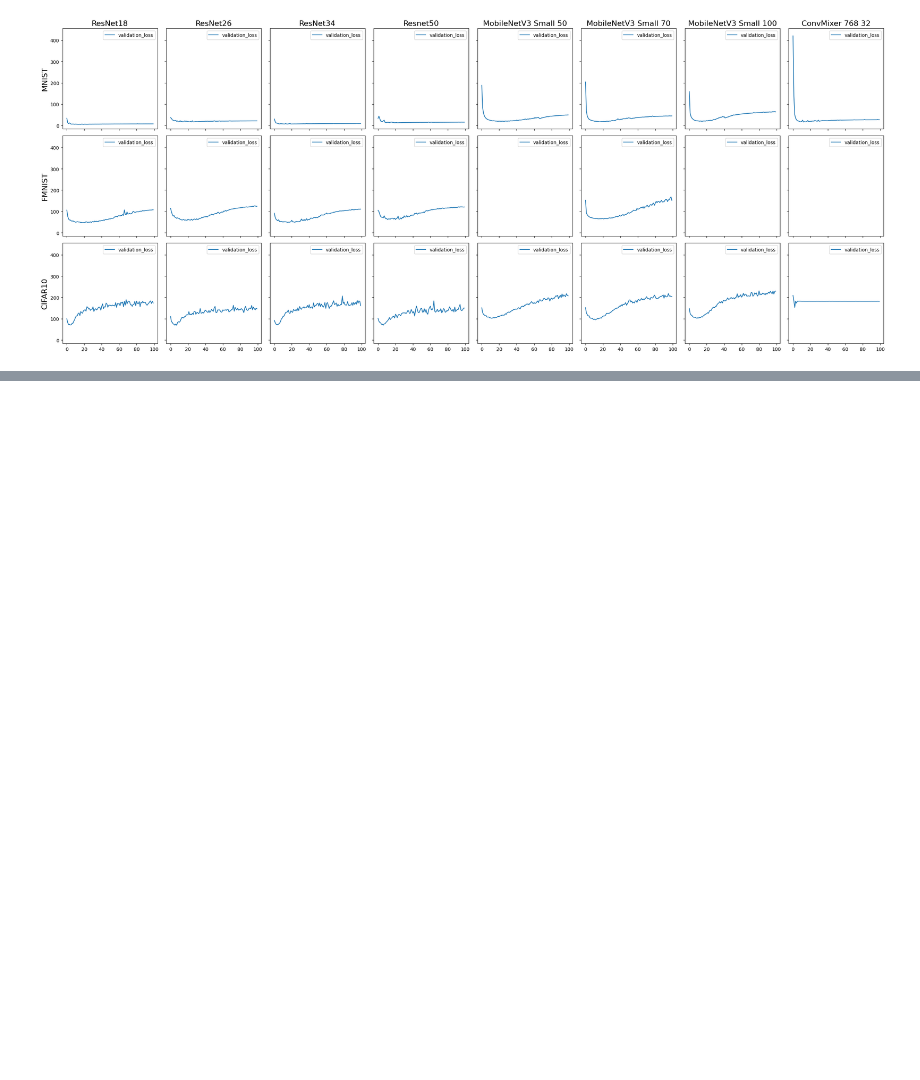
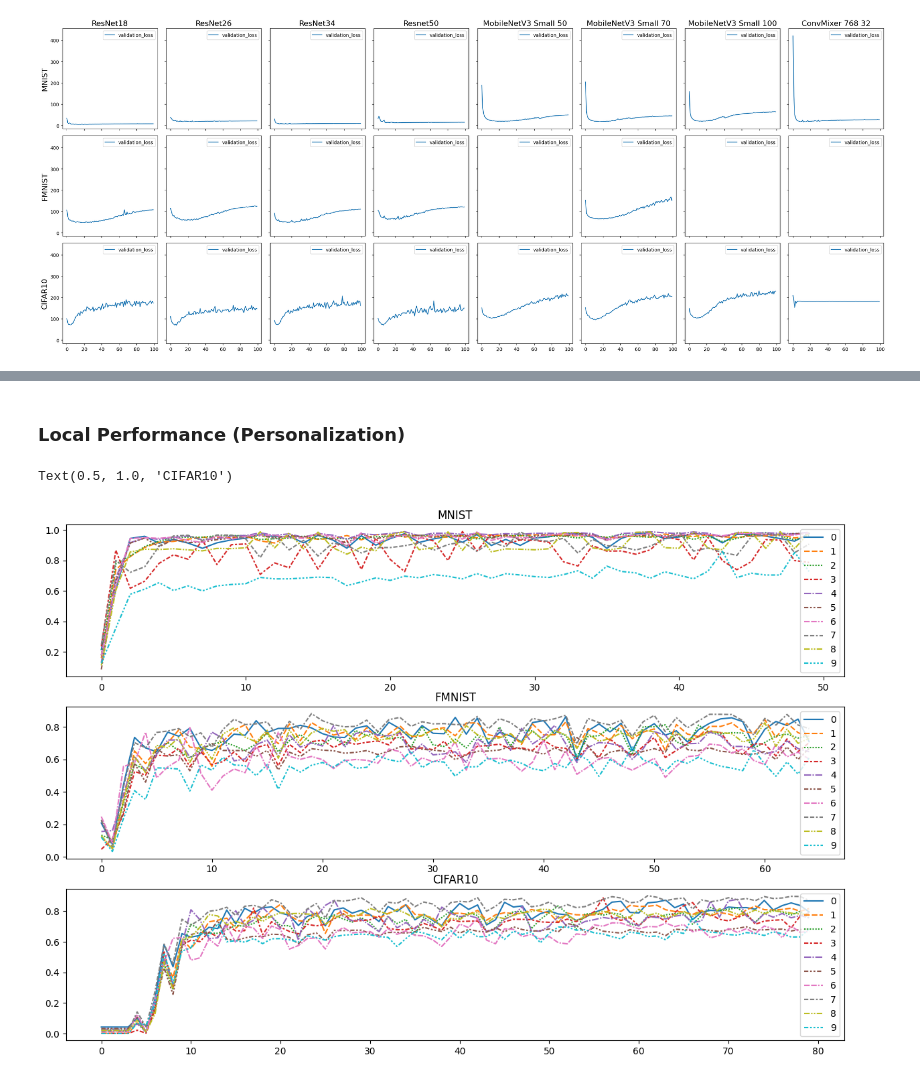
Before and after one commit to MKZuziak/DFIC, a Jupyter notebook: dfic/analysis_notebook.ipynb, the cells around one changed output, grey strips where cells are left out. Saved outputs shown, nothing was run; the diff lists cells and outputs as text; code cells hidden in the pictures; blank space fills up the shorter version.

```diff
--- a/dfic/analysis_notebook.ipynb
+++ b/dfic/analysis_notebook.ipynb
@@ -109,0 +225,10 @@ fig.tight_layout()
+# %%
+columns = ['accuracy', 'f1score', 'precision', 'recall']
+best_result = pd.DataFrame(
+    index=['MNIST', 'FMNIST', 'CIFAR10'], columns=columns
+)
+for f in frame:
+    for metric in columns:
+        best_result.loc['MNIST', metric] = frame[0][metric].max()
+        best_result.loc['FMNIST', metric] = frame[1][metric].max()
+        best_result.loc['CIFAR10', metric] = frame[2][metric].max()
@@ -109,0 +241,30 @@ fig.tight_layout()
+# %% [markdown]
+### Local Performance (Personalization)
+# %%
+frame = [pd.read_csv(os.path.join(os.getcwd(), dataset, 'federated', f'{dataset}_fed', 'results', 'after_update_metrics.csv')) for dataset in ['mnist', 'fmnist', 'cifar10']]
+frame[0][frame[0]['node_id'] == 0]['f1score']
+
+f1score_per_node_mnist = pd.DataFrame(index=range(50), columns=range(10))
+for node in range(10):
+    f1score_per_node_mnist[node] = frame[0][frame[0]['node_id'] == node]['f1score'].reset_index()['f1score']
+
+f1score_per_node_fmnist = pd.DataFrame(index=range(65), columns=range(10))
+for node in range(10):
+    f1score_per_node_fmnist[node] = frame[1][frame[1]['node_id'] == node]['f1score'].reset_index()['f1score']
+
+f1score_per_node_cifar = pd.DataFrame(index=range(80), columns=range(10))
+for node in range(10):
+    f1score_per_node_cifar[node] = frame[2][frame[2]['node_id'] == node]['f1score'].reset_index()['f1score']
+
+fig, axes = plt.subplots(3, 1, figsize=(15, 10))
+sns.lineplot(f1score_per_node_mnist, ax=axes[0])
+axes[0].set_title('MNIST')
+
+sns.lineplot(f1score_per_node_fmnist, ax=axes[1])
+axes[1].set_title('FMNIST')
+
+sns.lineplot(f1score_per_node_cifar, ax=axes[2])
+axes[2].set_title('CIFAR10')
+# %% [output]
+Text(0.5, 1.0, 'CIFAR10')
+[figure, added]
```
Also changed, not shown: parts of 15 cells of this notebook, 14 other files.
